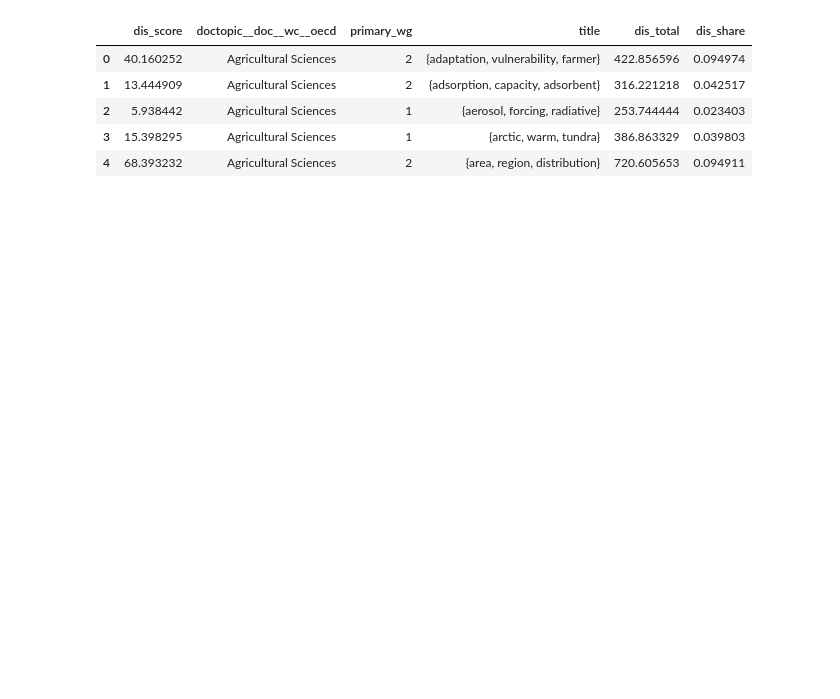
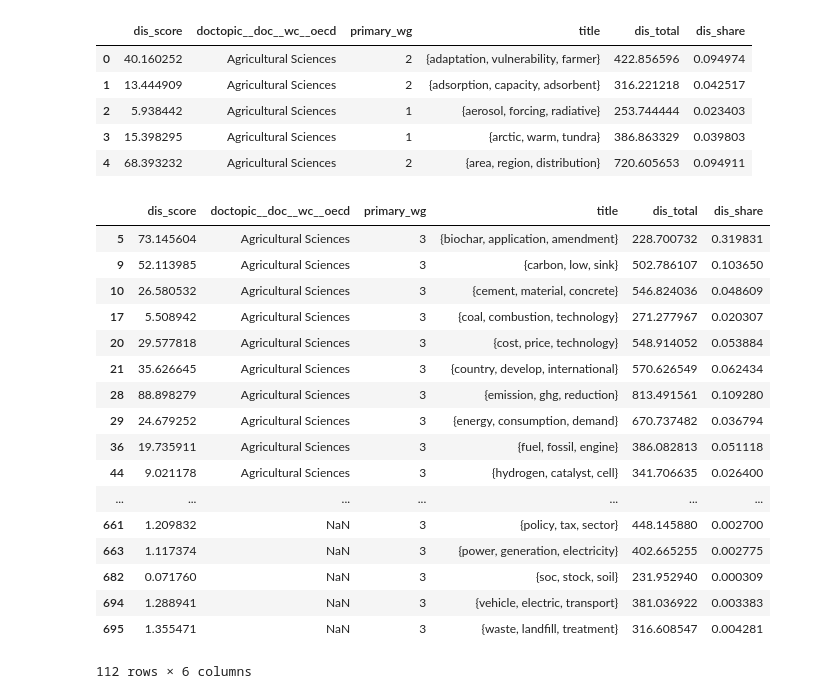
Before and after one commit to mcallaghan/cc-topography, a Jupyter notebook: code/topic_dis.ipynb, the cells around one changed output. Drawn from its saved outputs; the diff is of its cells as text; code cells hidden in the pictures; blank space fills up the shorter version.

```diff
--- a/code/topic_dis.ipynb
+++ b/code/topic_dis.ipynb
@@ -49,6 +67,27 @@ topic_dis_df.head()
 | 2 | 5.938442 | Agricultural Sciences | 1 | {aerosol, forcing, radiative} | 253.744444 | 0.023403 |
 | 3 | 15.398295 | Agricultural Sciences | 1 | {arctic, warm, tundra} | 386.863329 | 0.039803 |
 | 4 | 68.393232 | Agricultural Sciences | 2 | {area, region, distribution} | 720.605653 | 0.094911 |
+# %%
+topic_dis_df[topic_dis_df['primary_wg']==3]
+# %% [output]
+|  | dis_score | doctopic__doc__wc__oecd | primary_wg | title | dis_total | dis_share |
+| 5 | 73.145604 | Agricultural Sciences | 3 | {biochar, application, amendment} | 228.700732 | 0.319831 |
+| 9 | 52.113985 | Agricultural Sciences | 3 | {carbon, low, sink} | 502.786107 | 0.103650 |
+| 10 | 26.580532 | Agricultural Sciences | 3 | {cement, material, concrete} | 546.824036 | 0.048609 |
+| 17 | 5.508942 | Agricultural Sciences | 3 | {coal, combustion, technology} | 271.277967 | 0.020307 |
+| 20 | 29.577818 | Agricultural Sciences | 3 | {cost, price, technology} | 548.914052 | 0.053884 |
+| 21 | 35.626645 | Agricultural Sciences | 3 | {country, develop, international} | 570.626549 | 0.062434 |
+| 28 | 88.898279 | Agricultural Sciences | 3 | {emission, ghg, reduction} | 813.491561 | 0.109280 |
+| 29 | 24.679252 | Agricultural Sciences | 3 | {energy, consumption, demand} | 670.737482 | 0.036794 |
+| 36 | 19.735911 | Agricultural Sciences | 3 | {fuel, fossil, engine} | 386.082813 | 0.051118 |
+| 44 | 9.021178 | Agricultural Sciences | 3 | {hydrogen, catalyst, cell} | 341.706635 | 0.026400 |
+| ... | ... | ... | ... | ... | ... | ... |
+| 661 | 1.209832 | NaN | 3 | {policy, tax, sector} | 448.145880 | 0.002700 |
+| 663 | 1.117374 | NaN | 3 | {power, generation, electricity} | 402.665255 | 0.002775 |
+| 682 | 0.071760 | NaN | 3 | {soc, stock, soil} | 231.952940 | 0.000309 |
+| 694 | 1.288941 | NaN | 3 | {vehicle, electric, transport} | 381.036922 | 0.003383 |
+| 695 | 1.355471 | NaN | 3 | {waste, landfill, treatment} | 316.608547 | 0.004281 |
+112 rows × 6 columns
 # %%
 topic_dis_wide = topic_dis_df.pivot_table(
     index=["title"],columns="doctopic__doc__wc__oecd",values="dis_share"
```
Also changed, not shown: parts of 5 cells of this notebook, 48 other files.
